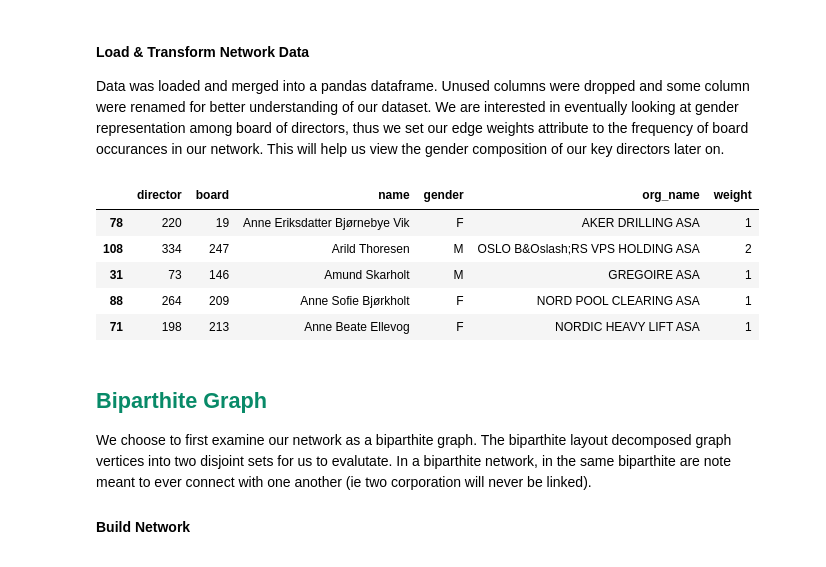
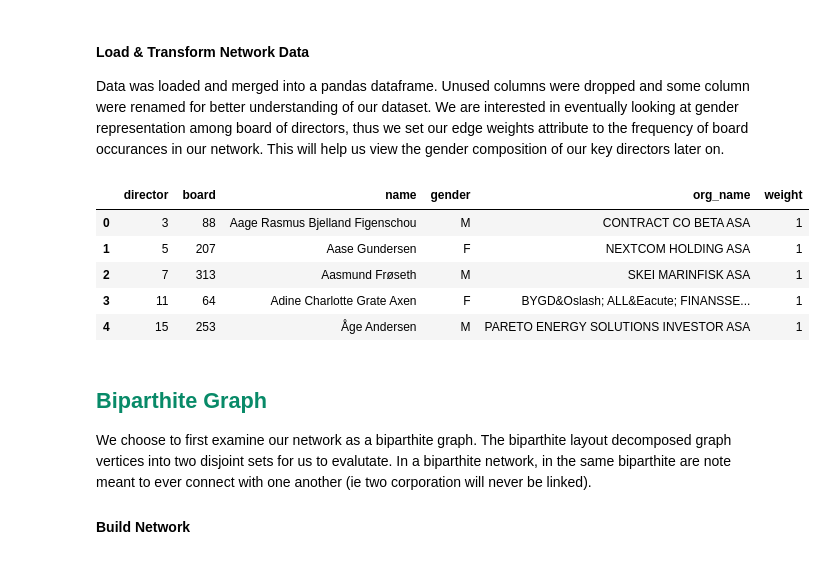
Before and after one commit to miasiracusa/620, a Jupyter notebook: Project-2/2-Mode-Networks.ipynb, the cells around one changed output. Saved outputs shown, nothing was run; the diff lists cells and outputs as text; code cells hidden in the pictures.

```diff
--- a/Project-2/2-Mode-Networks.ipynb
+++ b/Project-2/2-Mode-Networks.ipynb
@@ -28,26 +28,27 @@ Data was loaded and merged into a pandas dataframe. Unused columns were dropped
 # %%
 #affiliation of directors to organizational boards
 net2m = pd.read_csv('http://www.boardsandgender.com/data/net2m/net2m_2011-07-01.txt', sep=" ", header=None)
 net2m.columns=["director", "board"]
 #company attributes
 comp = pd.read_csv('https://raw.githubusercontent.com/jemceach/620/master/Project-2/companies.csv', header=None)
 comp.columns=["id", "org_no","org_name","postcode_city"]; comp=comp.drop(["org_no","postcode_city"], axis=1)
 #people attributes
 ppl = pd.read_csv('https://raw.githubusercontent.com/jemceach/620/master/Project-2/peoples.csv',encoding = "ISO-8859-1")
 ppl['gender'] = ppl['gender'].replace(1, "M").replace(2, "F")
 #merge datasets
 net2m=net2m.merge(ppl, left_on='director', right_on='id').drop("id",axis=1).merge(comp, left_on='board', right_on='id').drop("id",axis=1)
+net2m=net2m.astype('category')
 #created weight from the frequency of occurance
 net2m['weight'] = net2m.groupby('board')['board'].transform('count')
 #preview data
-net2m.sample(n=5)
+net2m.head()
 # %% [output]
 |  | director | board | name | gender | org_name | weight |
-| 78 | 220 | 19 | Anne Eriksdatter Bjørnebye Vik | F | AKER DRILLING ASA | 1 |
-| 108 | 334 | 247 | Arild Thoresen | M | OSLO B&Oslash;RS VPS HOLDING ASA | 2 |
-| 31 | 73 | 146 | Amund Skarholt | M | GREGOIRE ASA | 1 |
-| 88 | 264 | 209 | Anne Sofie Bjørkholt | F | NORD POOL CLEARING ASA | 1 |
-| 71 | 198 | 213 | Anne Beate Ellevog | F | NORDIC HEAVY LIFT ASA | 1 |
+| 0 | 3 | 88 | Aage Rasmus Bjelland Figenschou | M | CONTRACT CO BETA ASA | 1 |
+| 1 | 5 | 207 | Aase Gundersen | F | NEXTCOM HOLDING ASA | 1 |
+| 2 | 7 | 313 | Aasmund Frøseth | M | SKEI MARINFISK ASA | 1 |
+| 3 | 11 | 64 | Adine Charlotte Grate Axen | F | BYGD&Oslash; ALL&Eacute; FINANSSE... | 1 |
+| 4 | 15 | 253 | Åge Andersen | M | PARETO ENERGY SOLUTIONS INVESTOR ASA | 1 |
 # %% [markdown]
 <h2 style="color:#088A68;">Biparthite Graph</h2>
 
```
Also changed, not shown: parts of 9 cells of this notebook.
